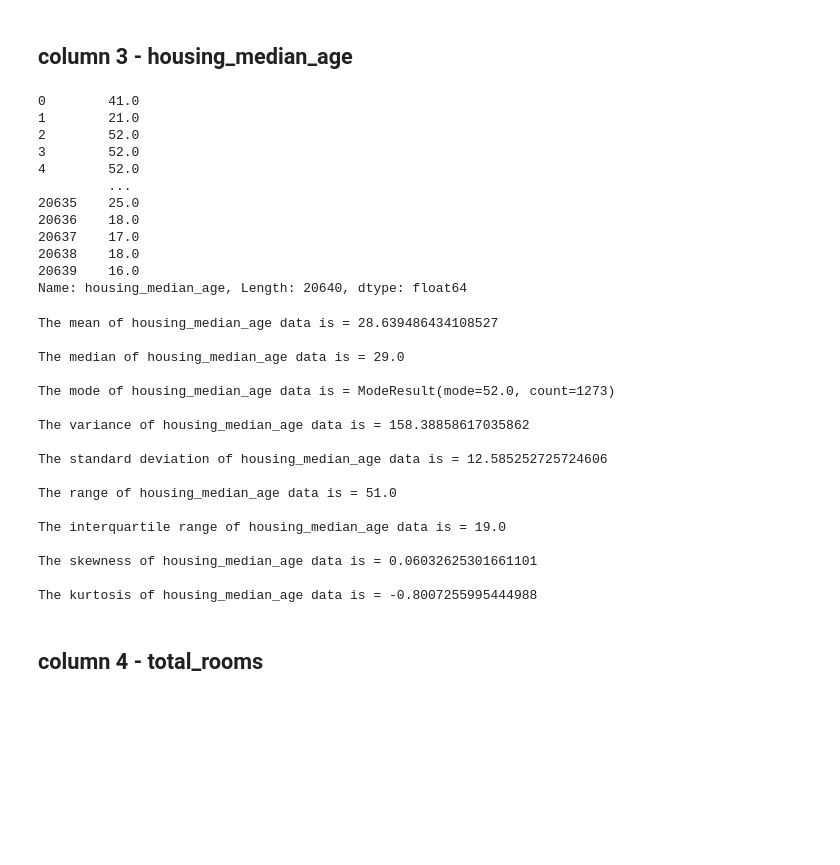
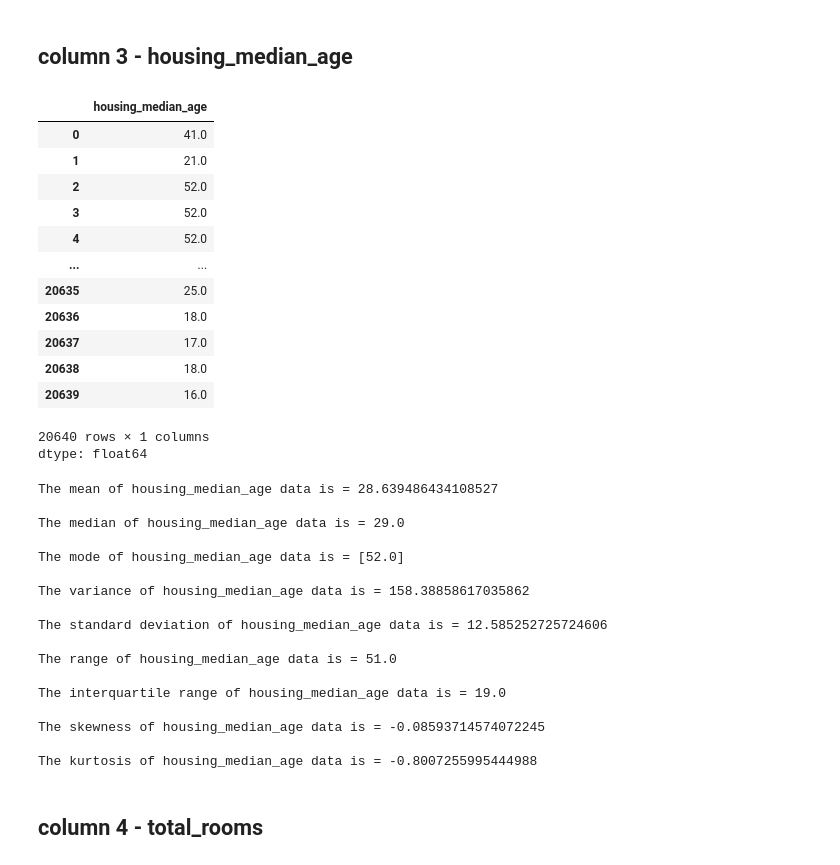
Before and after one commit to 2303A52012/2024-Stat-ML-Assignments, a Jupyter notebook: 2303A52012(SML)Assignment1.ipynb, the cells around one changed output. Drawn from its saved outputs; the diff is of its cells as text; code cells hidden in the pictures; blank space fills up the shorter version.

```diff
--- a/2303A52012(SML)Assignment1.ipynb
+++ b/2303A52012(SML)Assignment1.ipynb
@@ -248,36 +288,39 @@ The kurtosis of latitude data is = -1.117779708313892
 # %% [markdown]
 ## **column 3 - housing_median_age**
 # %%
-print(data['housing_median_age'])
+housing_median_age = data['housing_median_age']
+housing_median_age
 # %% [output]
+|  | housing_median_age |
+| 0 | 41.0 |
+| 1 | 21.0 |
+| 2 | 52.0 |
+| 3 | 52.0 |
+| 4 | 52.0 |
+| ... | ... |
+| 20635 | 25.0 |
+| 20636 | 18.0 |
+| 20637 | 17.0 |
+| 20638 | 18.0 |
+| 20639 | 16.0 |
-0        41.0
-1        21.0
-2        52.0
-3        52.0
-4        52.0
-         ...
-20635    25.0
-20636    18.0
-20637    17.0
-20638    18.0
-20639    16.0
-Name: housing_median_age, Length: 20640, dtype: float64
+20640 rows × 1 columns
+dtype: float64
 # %%
-print(f"The mean of housing_median_age data is = {np.mean(data['housing_median_age'])}\n")
-print(f"The median of housing_median_age data is = {np.median(data['housing_median_age'])}\n")
-print(f"The mode of housing_median_age data is = {stats.mode(data['housing_median_age'])}\n")
-print(f"The variance of housing_median_age data is = {np.var(data['housing_median_age'])}\n")
-print(f"The standard deviation of housing_median_age data is = {np.std(data['housing_median_age'])}\n")
-print(f"The range of housing_median_age data is = {np.max(data['housing_median_age']) - np.min(data['housing_median_age'])}\n")
-print(f"The interquartile range of housing_median_age data is = {stats.iqr(data['housing_median_age'])}\n")
-print(f"The skewness of housing_median_age data is = {stats.skew(data['housing_median_age'])}\n")
-print(f"The kurtosis of housing_median_age data is = {stats.kurtosis(data['housing_median_age'])}\n")
+print(f"The mean of housing_median_age data is = {np.mean(housing_median_age)}\n")
+print(f"The median of housing_median_age data is = {np.median(housing_median_age)}\n")
+print(f"The mode of housing_median_age data is = {mode(housing_median_age)}\n")
+print(f"The variance of housing_median_age data is = {np.var(housing_median_age)}\n")
+print(f"The standard deviation of housing_median_age data is = {np.std(housing_median_age)}\n")
+print(f"The range of housing_median_age data is = {np.max(housing_median_age) - np.min(housing_median_age)}\n")
+print(f"The interquartile range of housing_median_age data is = {iqr(housing_median_age)}\n")
+print(f"The skewness of housing_median_age data is = {skewness(housing_median_age)}\n")
+print(f"The kurtosis of housing_median_age data is = {kurtosis(housing_median_age)}\n")
 # %% [output]
 The mean of housing_median_age data is = 28.639486434108527
 
 The median of housing_median_age data is = 29.0
 
-The mode of housing_median_age data is = ModeResult(mode=52.0, count=1273)
+The mode of housing_median_age data is = [52.0]
 
 The variance of housing_median_age data is = 158.38858617035862
 
@@ -287,7 +330,7 @@ The range of housing_median_age data is = 51.0
 
 The interquartile range of housing_median_age data is = 19.0
 
-The skewness of housing_median_age data is = 0.06032625301661101
+The skewness of housing_median_age data is = -0.08593714574072245
 
 The kurtosis of housing_median_age data is = -0.8007255995444988
 # %% [markdown]
```
Also changed, not shown: parts of 21 cells of this notebook.
